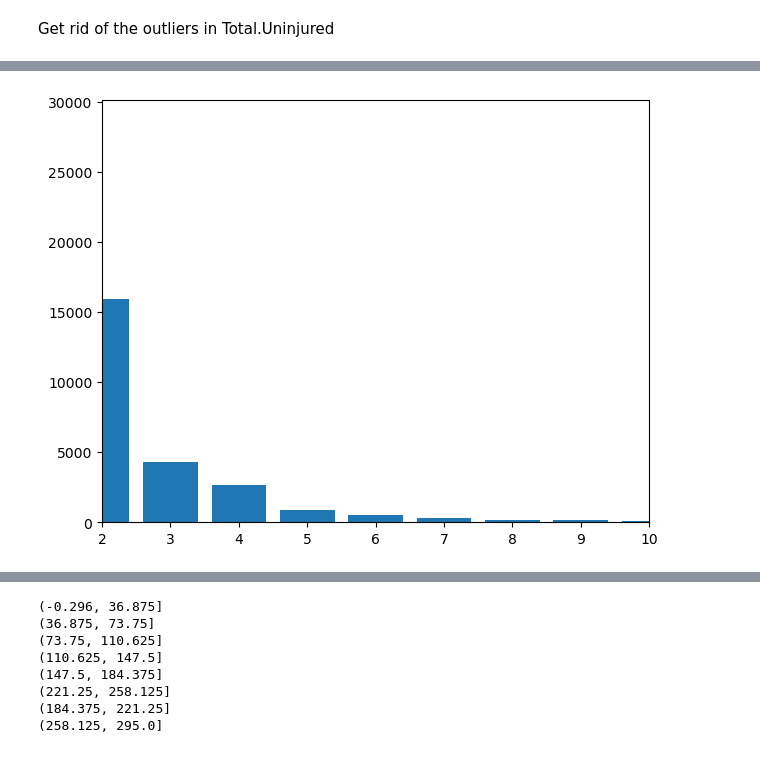
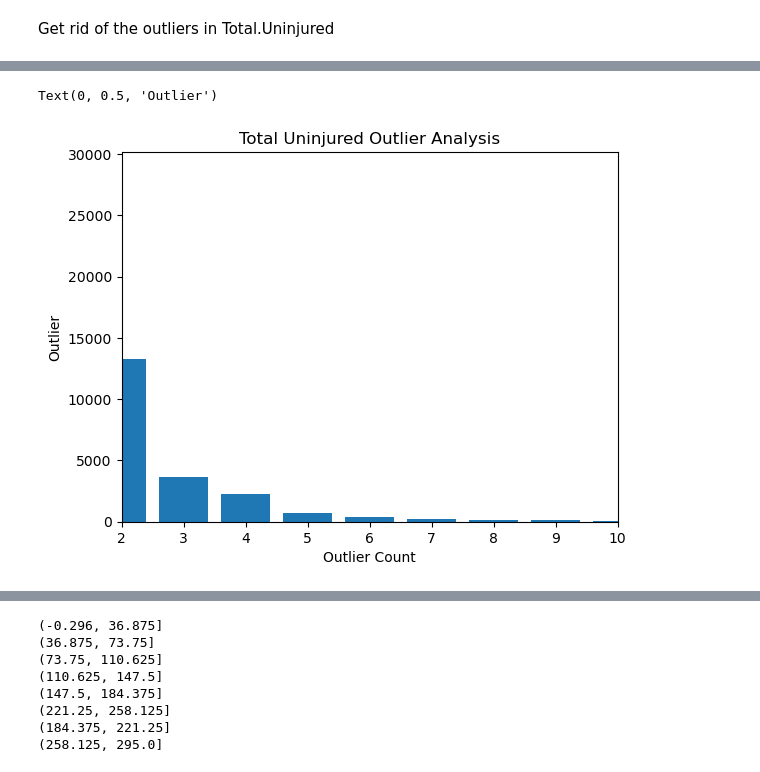
Before and after one commit to erankova/Fortune-Inc-Aviation-Analysis, a Jupyter notebook: Exploration.ipynb, the cells around one changed output, grey strips where cells are left out. Drawn from its saved outputs; the diff is of its cells as text; code cells hidden in the pictures.

```diff
--- a/Exploration.ipynb
+++ b/Exploration.ipynb
@@ -1047,15 +1144,17 @@ Length: 263, dtype: int64
-# %%
-# Outlier analysis of Total.Uninjured
-
-x = specific_values.value_counts().index
-y = specific_values.value_counts().values
-
-fig, ax = plt.subplots()
-fig.set_tight_layout(True)
-
-ax.bar(x,y)
-plt.xlim(xmin=, xmax=10)
-plt.show();
-# %% [output]
-[figure, removed]
+# %%
+# Visualize outliers in Total.Uninjured
+
+x = mask.index
+y = mask.values
+
+fig, ax = plt.subplots()
+
+ax.bar(x,y)
+plt.xlim(xmin=2, xmax=10)
+ax.set_title('Total Uninjured Outlier Analysis')
+ax.set_xlabel('Outlier Count')
+ax.set_ylabel('Outlier')
+# %% [output]
+Text(0, 0.5, 'Outlier')
+[figure, added]
 # %% [markdown]
```
Also changed, not shown: parts of 41 cells of this notebook.
